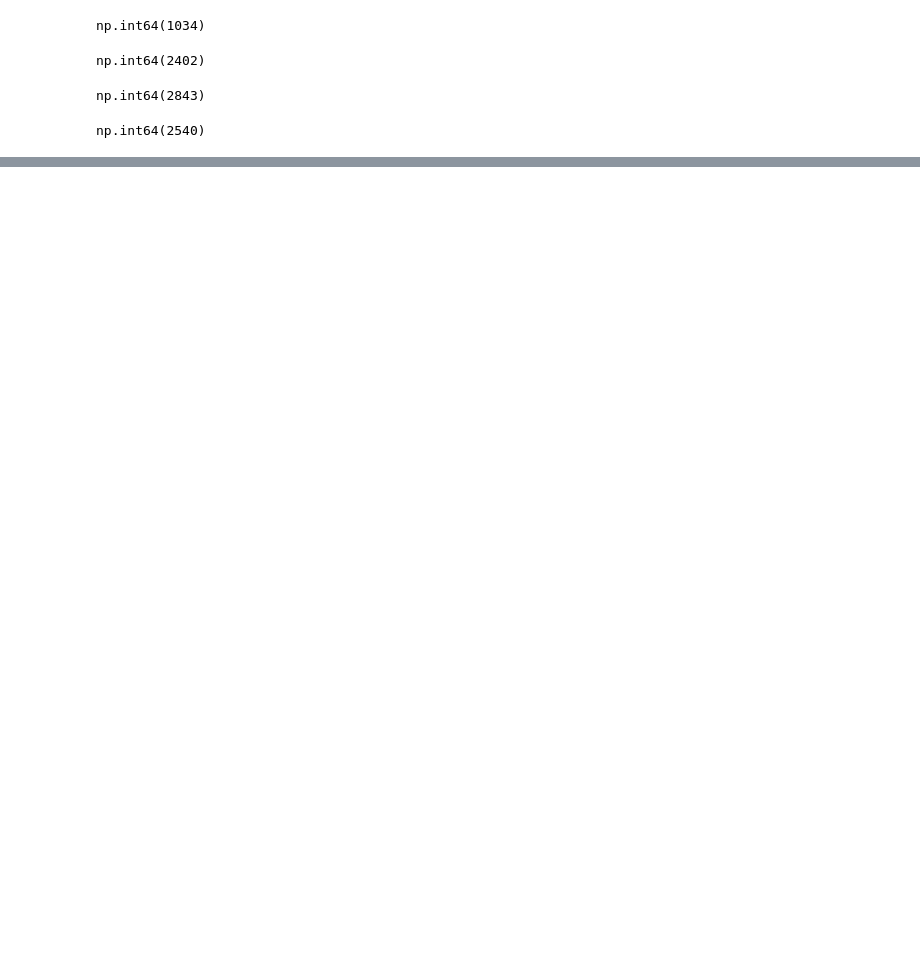
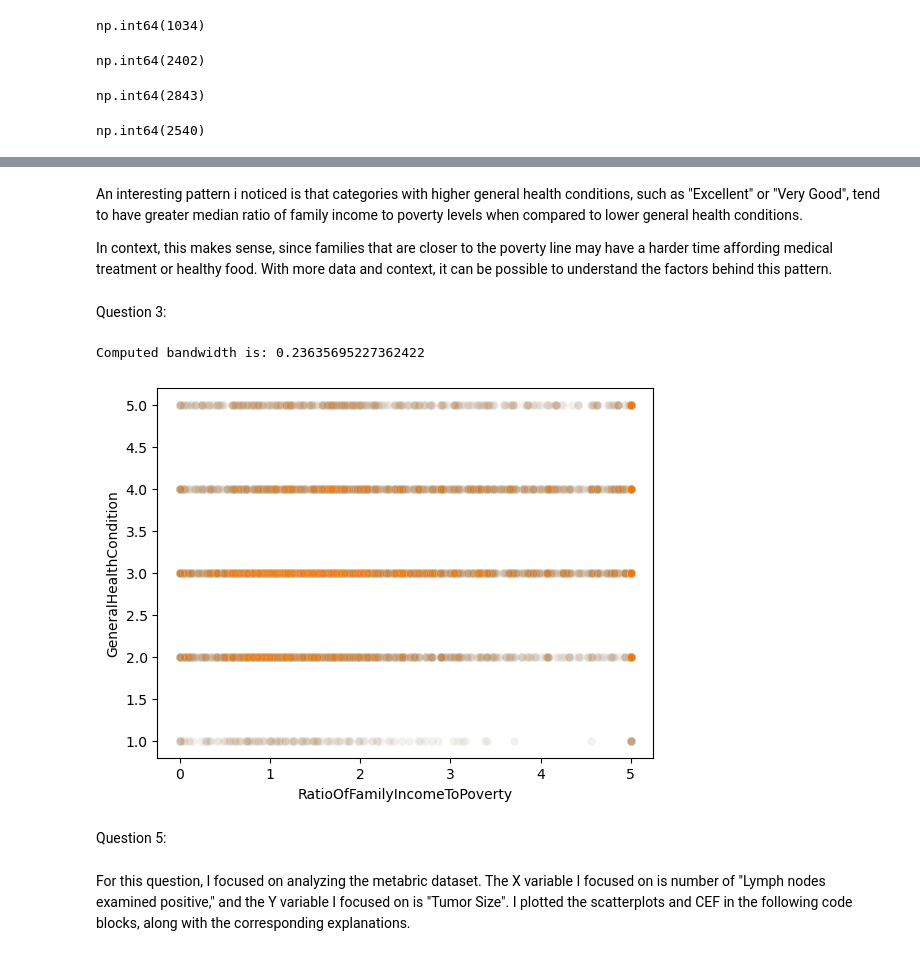
Before and after one commit to yani-iben/understanding_uncertainty_assignment3, a Jupyter notebook: understanding_uncertainty3.ipynb, the cells around one changed output, grey strips where cells are left out. Cells and saved outputs as stored; diff of their text form; code cells hidden in the pictures; blank space fills up the shorter version.

```diff
--- a/understanding_uncertainty3.ipynb
+++ b/understanding_uncertainty3.ipynb
@@ -177,0 +182,62 @@ nhahes.loc[:,['MinutesSedentaryActivity', conditioner]].groupby(conditioner).des
+# %% [markdown]
+An interesting pattern i noticed is that categories with higher general health conditions, such as "Excellent" or "Very Good", tend to have greater median ratio of family income to poverty levels when compared to lower general health conditions.
+
+In context, this makes sense, since families that are closer to the poverty line may have a harder time affording medical treatment or healthy food. With more data and context, it can be possible to understand the factors behind this pattern.
+# %% [markdown]
+Question 3:
+# %%
+# mapping so that the categorical variables can be represented as numerical
+mapping = {
+    "Poor?": 1,
+    "Fair or": 2,
+    "Good": 3,
+    "Very good": 4,
+    "Excellent": 5
+}
+y = nhahes["GeneralHealthCondition"].map(mapping)
+# %%
+nhahes["GeneralHealthCondition_num"] = nhahes["GeneralHealthCondition"].map(mapping)
+# %%
+x = nhahes['RatioOfFamilyIncomeToPoverty']
+
+def lcls(x,y, h = None, plot=True):
+    ''' Computes local constant least squares regression estimates with Gaussian kernel. '''
+
+    n = len(x) # Number of observations
+    grid = np.sort(x.unique()) # Extract and sort unique values for x
+
+    # Compute bandwidth, if none provided:
+    if h is None:
+        iqr = np.quantile(x,.75) - np.quantile(x,.25)
+        h = 0.9 * min(np.std(x), iqr/1.34) * len(x) **(-0.2)
+        print(f'Computed bandwidth is: {h}')
+
+    # Compute kernel:
+    I = -(x.to_numpy().reshape(-1,1)-grid.reshape(1,-1) )**2
+    K = np.exp(I/(2*h**2) )/np.sqrt(2*np.pi*h**2 )
+
+    # Compute LCLS estimator:
+    numerator = y@K # Compute the numerator
+    denominator = np.sum(K,axis=0) # Compute denominator
+    y_hat = numerator/denominator # Compute estimator
+
+    if plot:
+        sns.scatterplot(x=x, y=y, alpha=0.05)
+        sns.lineplot(x=grid, y=y_hat, color="orange")
+
+    # Plot results:
+    if plot:
+        sns.scatterplot(data=nhahes, y="GeneralHealthCondition_num", x='RatioOfFamilyIncomeToPoverty',alpha=.05)
+        sns.lineplot(x=grid,y=y_hat, color='orange')
+
+
+    return y_hat, grid
+
+y_hat, grid = lcls(x,y)
+# %% [output]
+Computed bandwidth is: 0.23635695227362422
+[figure, added]
+# %% [markdown]
+Question 5:
+# %% [markdown]
+For this question, I focused on analyzing the metabric dataset. The X variable I focused on is number of "Lymph nodes examined positive," and the Y variable I focused on is "Tumor Size". I plotted the scatterplots and CEF in the following code blocks, along with the corresponding explanations.
```
Also changed, not shown: parts of 10 cells of this notebook, 2 other files.
